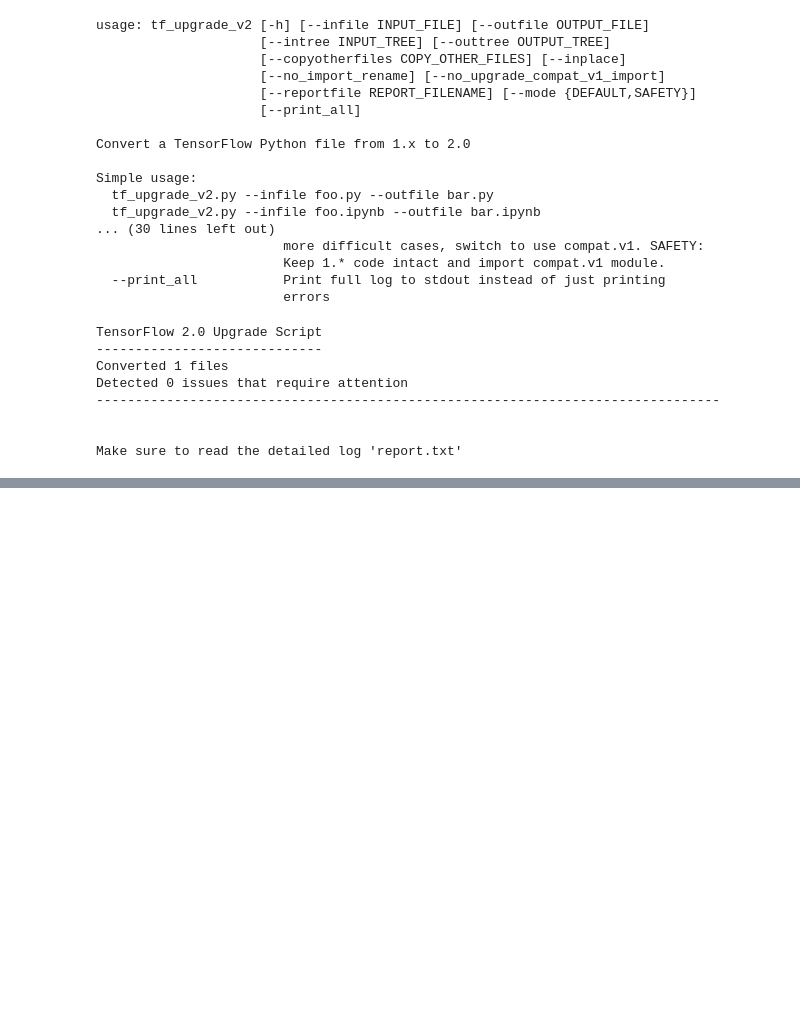
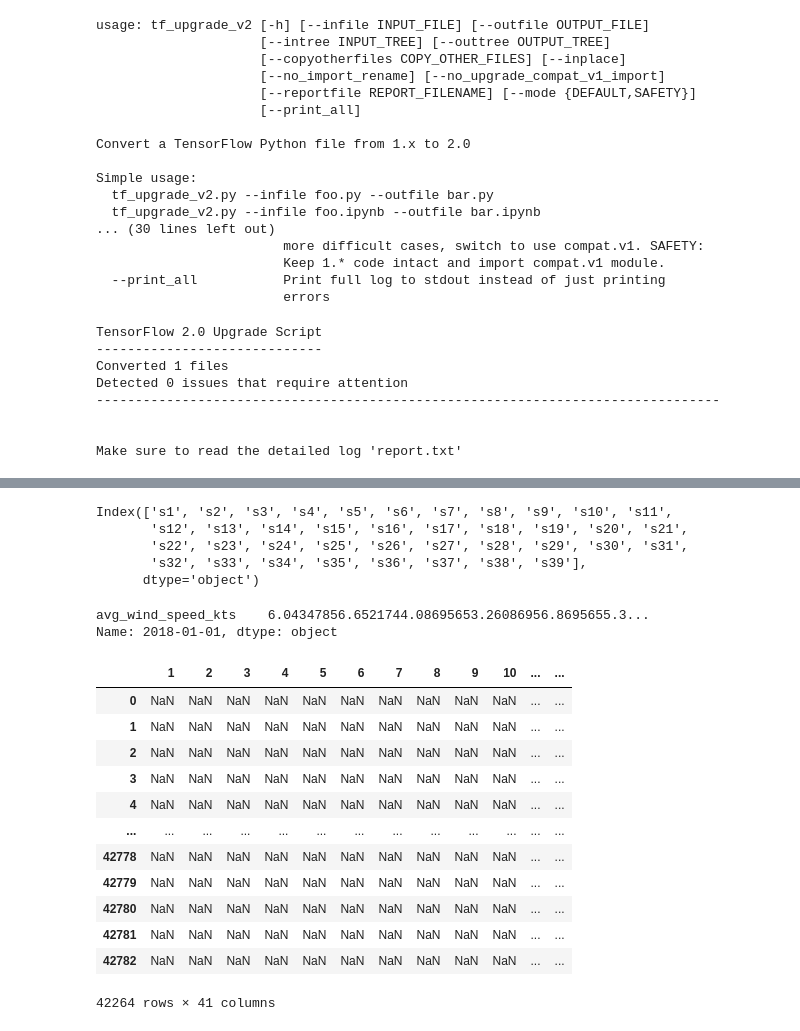
Before and after one commit to harpreetahluwalia/Deep-Forecast, a Jupyter notebook: multiLSTM.ipynb, the cells around one changed output, grey strips where cells are left out. Cells and saved outputs as stored; diff of their text form; code cells hidden in the pictures; blank space fills up the shorter version.

```diff
--- a/multiLSTM.ipynb
+++ b/multiLSTM.ipynb
@@ -361,0 +845,2 @@ ValueError: ignored
+# %%
+df2 = pd.DataFrame(columns = col_list)
@@ -361,0 +853,36 @@ ValueError: ignored
+# %%
+df2.columns
+# %% [output]
+Index(['s1', 's2', 's3', 's4', 's5', 's6', 's7', 's8', 's9', 's10', 's11',
+       's12', 's13', 's14', 's15', 's16', 's17', 's18', 's19', 's20', 's21',
+       's22', 's23', 's24', 's25', 's26', 's27', 's28', 's29', 's30', 's31',
+       's32', 's33', 's34', 's35', 's36', 's37', 's38', 's39'],
+      dtype='object')
+# %%
+df.groupby(by=df['day']).sum().iloc[0]
+# %% [output]
+avg_wind_speed_kts    6.04347856.6521744.08695653.26086956.8695655.3...
+Name: 2018-01-01, dtype: object
+# %%
+df['NewColumn'] = df.apply(lambda x: ', '.join(x[x.str.contains('abc')]), axis=1)
+print (df)
+# %%
+df2["Date"] = df["day"]
+# %%
+df2["windspeed"] = df["avg_wind_speed_kts"]
+# %%
+df2
+# %% [output]
+|  | 1 | 2 | 3 | 4 | 5 | 6 | 7 | 8 | 9 | 10 | ... | ... |
+| 0 | NaN | NaN | NaN | NaN | NaN | NaN | NaN | NaN | NaN | NaN | ... | ... |
+| 1 | NaN | NaN | NaN | NaN | NaN | NaN | NaN | NaN | NaN | NaN | ... | ... |
+| 2 | NaN | NaN | NaN | NaN | NaN | NaN | NaN | NaN | NaN | NaN | ... | ... |
+| 3 | NaN | NaN | NaN | NaN | NaN | NaN | NaN | NaN | NaN | NaN | ... | ... |
+| 4 | NaN | NaN | NaN | NaN | NaN | NaN | NaN | NaN | NaN | NaN | ... | ... |
+| ... | ... | ... | ... | ... | ... | ... | ... | ... | ... | ... | ... | ... |
+| 42778 | NaN | NaN | NaN | NaN | NaN | NaN | NaN | NaN | NaN | NaN | ... | ... |
+| 42779 | NaN | NaN | NaN | NaN | NaN | NaN | NaN | NaN | NaN | NaN | ... | ... |
+| 42780 | NaN | NaN | NaN | NaN | NaN | NaN | NaN | NaN | NaN | NaN | ... | ... |
+| 42781 | NaN | NaN | NaN | NaN | NaN | NaN | NaN | NaN | NaN | NaN | ... | ... |
+| 42782 | NaN | NaN | NaN | NaN | NaN | NaN | NaN | NaN | NaN | NaN | ... | ... |
+42264 rows × 41 columns
```
Also changed, not shown: parts of 48 cells of this notebook.
